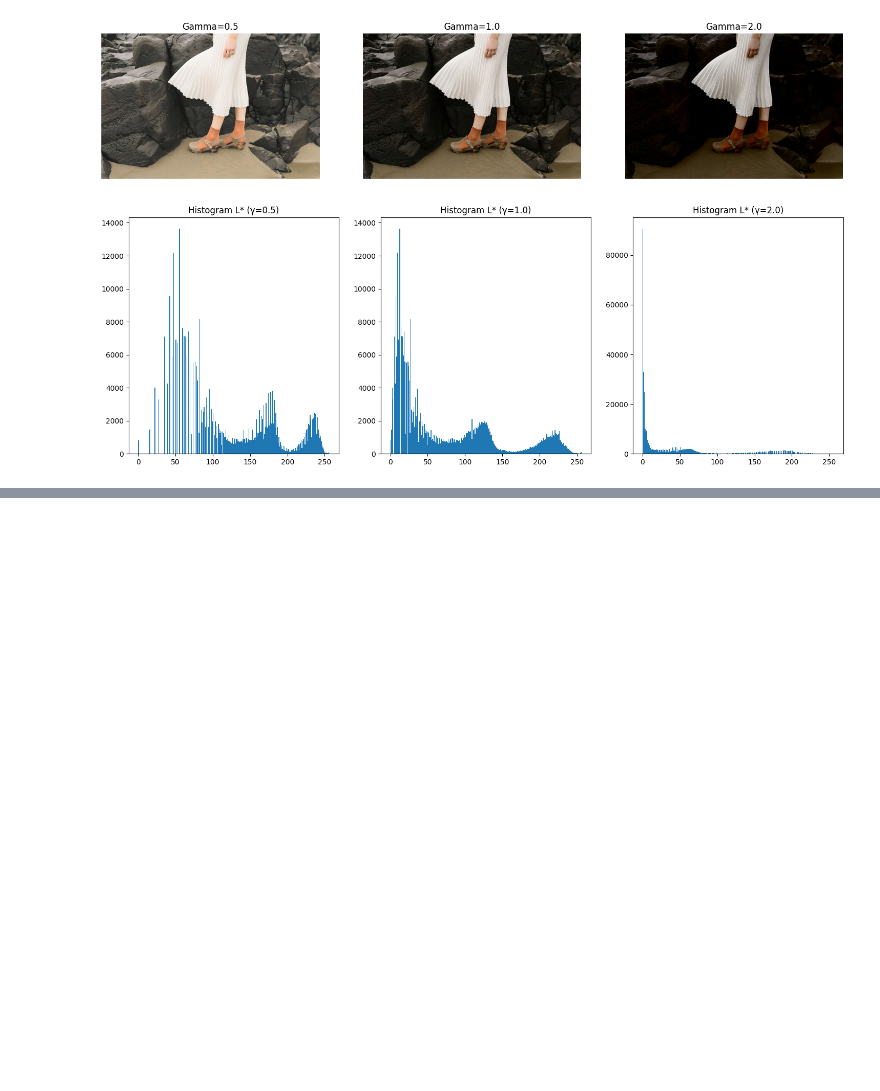
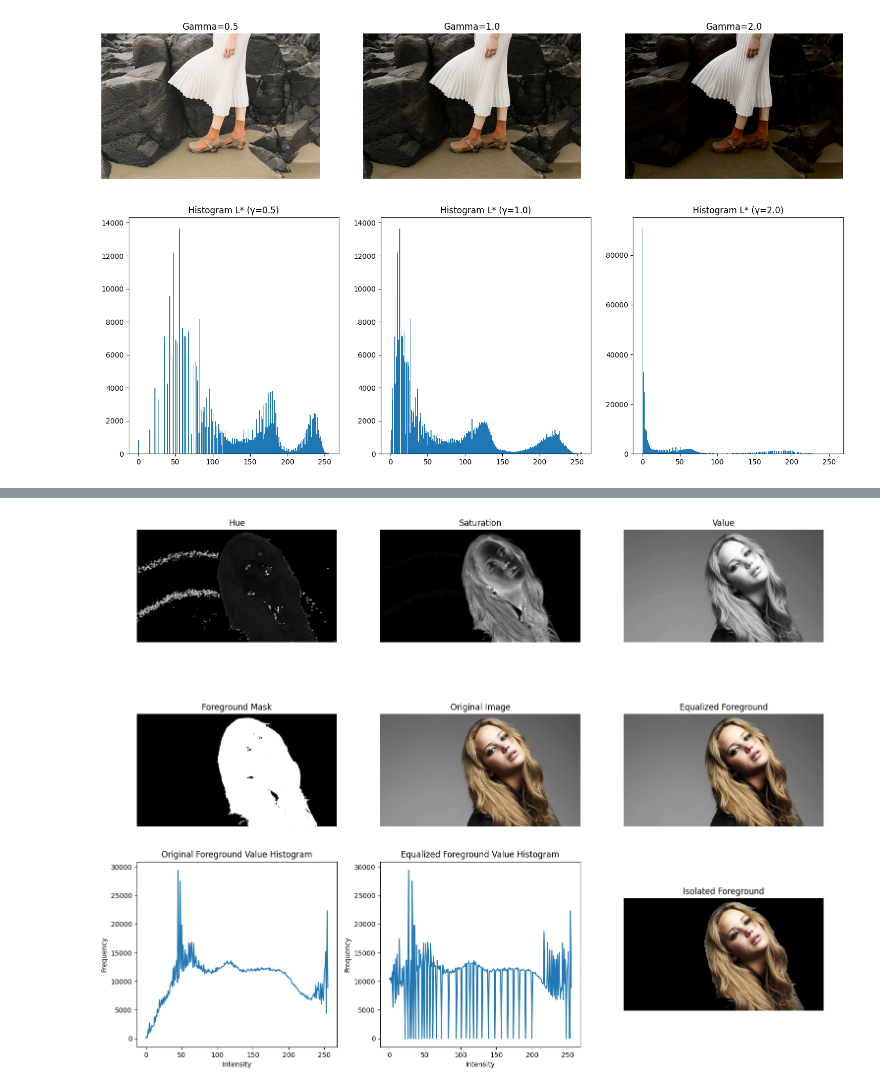
Before and after one commit to htwthilini/computer-vision-Assignment, a Jupyter notebook: assignment_1_3.ipynb, the cells around one changed output, grey strips where cells are left out. Cells and saved outputs as stored; diff of their text form; code cells hidden in the pictures; blank space fills up the shorter version.

```diff
--- a/assignment_1_3.ipynb
+++ b/assignment_1_3.ipynb
@@ -180,0 +197,66 @@ plt.show()
+# %%
+import cv2 as cv
+import numpy as np
+import matplotlib.pyplot as plt
+
+# Load image and convert to HSV
+img_orig = cv.imread('jeniffer.jpg')
+img_hsv = cv.cvtColor(img_orig, cv.COLOR_BGR2HSV)
+h, s, v = cv.split(img_hsv)
+
+# Threshold Saturation plane to get foreground mask
+_, mask = cv.threshold(s, 13, 255, cv.THRESH_BINARY)
+
+# Extract foreground and background
+foreground = cv.bitwise_and(img_orig, img_orig, mask=mask)
+background = cv.bitwise_and(img_orig, img_orig, mask=cv.bitwise_not(mask))
+
+# Convert foreground to HSV for Value channel processing
+fg_hsv = cv.cvtColor(foreground, cv.COLOR_BGR2HSV)
+h_fg, s_fg, v_fg = cv.split(fg_hsv)
+
+# Histogram and cumulative distribution for foreground
+hist, _ = np.histogram(v_fg[mask > 0].ravel(), 256, [0, 256])
+cdf = hist.cumsum()
+MN = v_fg[mask > 0].size
+L = 256
+t = np.array([(L-1)/MN * cdf[i] for i in range(256)]).astype('uint8')
+
+# Apply histogram equalization to foreground Value channel
+v_fg_eq = v_fg.copy()
+v_fg_eq[mask > 0] = t[v_fg[mask > 0]]
+
+# Merge back with H and S, convert to BGR
+foreground_eq = cv.merge([h_fg, s_fg, v_fg_eq])
+foreground_eq = cv.cvtColor(foreground_eq, cv.COLOR_HSV2BGR)
+
+# Combine with background
+img_modified = cv.add(foreground_eq, background)
+
+# Compute histogram of equalized foreground
+hist_eq, _ = np.histogram(v_fg_eq[mask > 0].ravel(), 256, [0, 256])
+
+# ---------- Visualization in one figure ----------
+fig, axes = plt.subplots(3, 3, figsize=(15,12))
+
+# Row 1: HSV planes of original image
+axes[0,0].imshow(h, cmap='gray'); axes[0,0].set_title('Hue'); axes[0,0].axis('off')
+axes[0,1].imshow(s, cmap='gray'); axes[0,1].set_title('Saturation'); axes[0,1].axis('off')
+axes[0,2].imshow(v, cmap='gray'); axes[0,2].set_title('Value'); axes[0,2].axis('off')
+
+# Row 2: Foreground mask, original image, modified image
+axes[1,0].imshow(mask, cmap='gray'); axes[1,0].set_title('Foreground Mask'); axes[1,0].axis('off')
+axes[1,1].imshow(cv.cvtColor(img_orig, cv.COLOR_BGR2RGB)); axes[1,1].set_title('Original Image'); axes[1,1].axis('off')
+axes[1,2].imshow(cv.cvtColor(img_modified, cv.COLOR_BGR2RGB)); axes[1,2].set_title('Equalized Foreground'); axes[1,2].axis('off')
+
+# Row 3: Histogram comparison of Value plane
+axes[2,0].plot(hist); axes[2,0].set_title('Original Foreground Value Histogram')
+axes[2,0].set_xlabel('Intensity'); axes[2,0].set_ylabel('Frequency')
+axes[2,1].plot(hist_eq); axes[2,1].set_title('Equalized Foreground Value Histogram')
+axes[2,1].set_xlabel('Intensity'); axes[2,1].set_ylabel('Frequency')
+axes[2,2].imshow(cv.cvtColor(foreground, cv.COLOR_BGR2RGB)); axes[2,2].set_title('Isolated Foreground'); axes[2,2].axis('off')
+
+plt.tight_layout()
+plt.show()
+# %% [output]
+[figure, added]
```
Also changed, not shown: parts of 4 cells of this notebook.
